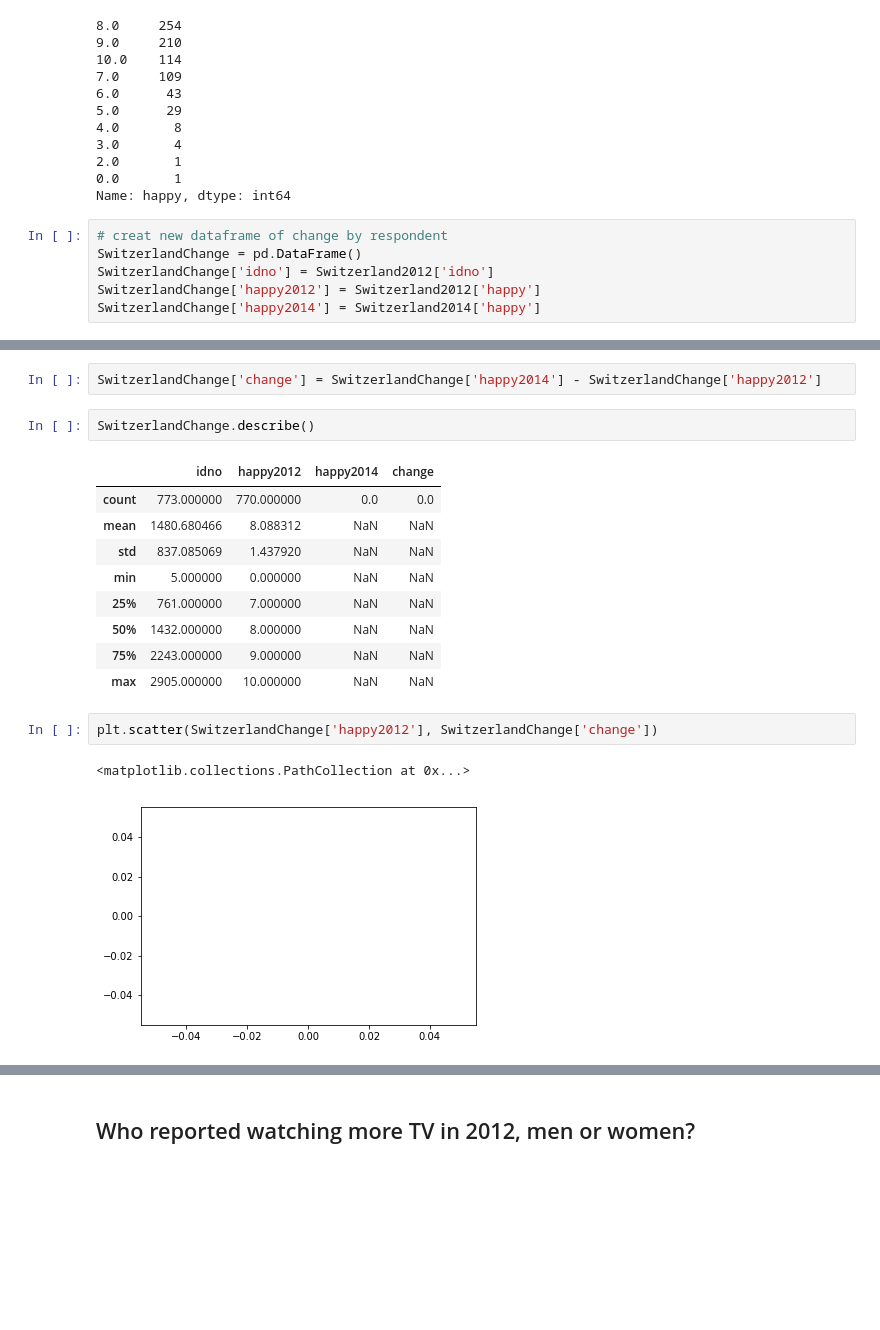
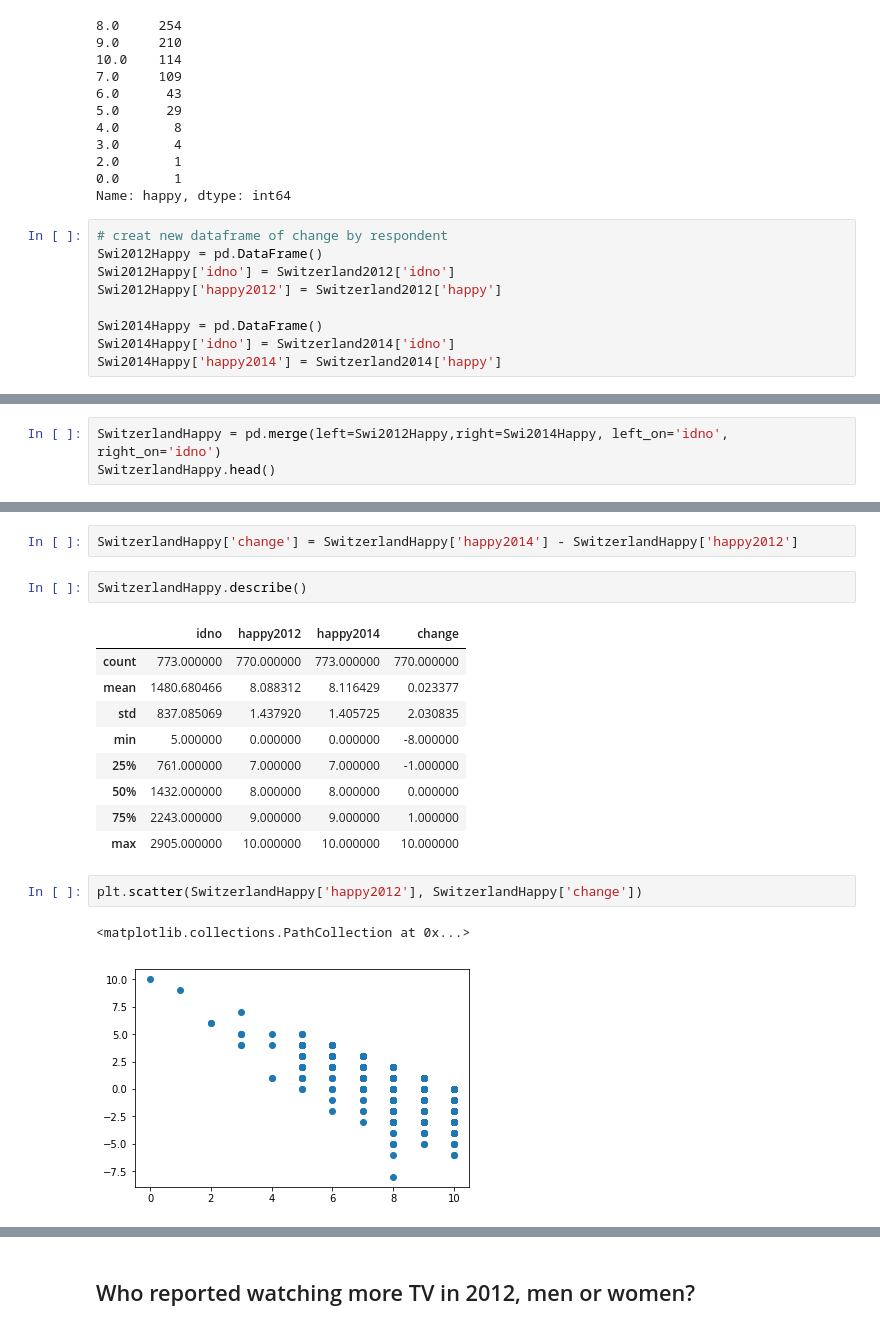
Before and after one commit to mbeckmanssf/Thinkful, a Jupyter notebook: Unit-5/5.4-What_Test.ipynb, the cells around one changed output, grey strips where cells are left out. Cells and saved outputs as stored; diff of their text form; blank space fills up the shorter version.

Commit message:
calculating individual respondent change in happy rating

```diff
--- a/Unit-5/5.4-What_Test.ipynb
+++ b/Unit-5/5.4-What_Test.ipynb
@@ -335,7 +335,10 @@ Switzerland2014['happy'].value_counts()
 Name: happy, dtype: int64
 # %%
 # creat new dataframe of change by respondent
-SwitzerlandChange = pd.DataFrame()
-SwitzerlandChange['idno'] = Switzerland2012['idno']
-SwitzerlandChange['happy2012'] = Switzerland2012['happy']
-SwitzerlandChange['happy2014'] = Switzerland2014['happy']
+Swi2012Happy = pd.DataFrame()
+Swi2012Happy['idno'] = Switzerland2012['idno']
+Swi2012Happy['happy2012'] = Switzerland2012['happy']
+
+Swi2014Happy = pd.DataFrame()
+Swi2014Happy['idno'] = Switzerland2014['idno']
+Swi2014Happy['happy2014'] = Switzerland2014['happy']
@@ -367,0 +345,3 @@ Name: happy, dtype: int64
+# %%
+SwitzerlandHappy = pd.merge(left=Swi2012Happy,right=Swi2014Happy, left_on='idno', right_on='idno')
+SwitzerlandHappy.head()
@@ -368,19 +355,19 @@ Name: happy, dtype: int64
 # %%
-SwitzerlandChange['change'] = SwitzerlandChange['happy2014'] - SwitzerlandChange['happy2012']
+SwitzerlandHappy['change'] = SwitzerlandHappy['happy2014'] - SwitzerlandHappy['happy2012']
 # %%
-SwitzerlandChange.describe()
+SwitzerlandHappy.describe()
 # %% [output]
 |  | idno | happy2012 | happy2014 | change |
-| count | 773.000000 | 770.000000 | 0.0 | 0.0 |
-| mean | 1480.680466 | 8.088312 | NaN | NaN |
-| std | 837.085069 | 1.437920 | NaN | NaN |
-| min | 5.000000 | 0.000000 | NaN | NaN |
-| 25% | 761.000000 | 7.000000 | NaN | NaN |
-| 50% | 1432.000000 | 8.000000 | NaN | NaN |
-| 75% | 2243.000000 | 9.000000 | NaN | NaN |
-| max | 2905.000000 | 10.000000 | NaN | NaN |
+| count | 773.000000 | 770.000000 | 773.000000 | 770.000000 |
+| mean | 1480.680466 | 8.088312 | 8.116429 | 0.023377 |
+| std | 837.085069 | 1.437920 | 1.405725 | 2.030835 |
+| min | 5.000000 | 0.000000 | 0.000000 | -8.000000 |
+| 25% | 761.000000 | 7.000000 | 7.000000 | -1.000000 |
+| 50% | 1432.000000 | 8.000000 | 8.000000 | 0.000000 |
+| 75% | 2243.000000 | 9.000000 | 9.000000 | 1.000000 |
+| max | 2905.000000 | 10.000000 | 10.000000 | 10.000000 |
 # %%
-plt.scatter(SwitzerlandChange['happy2012'], SwitzerlandChange['change'])
+plt.scatter(SwitzerlandHappy['happy2012'], SwitzerlandHappy['change'])
 # %% [output]
 <matplotlib.collections.PathCollection at 0x...>
-[figure, old version]
+[figure, new version]
```
Also changed, not shown: parts of 7 cells of this notebook.
